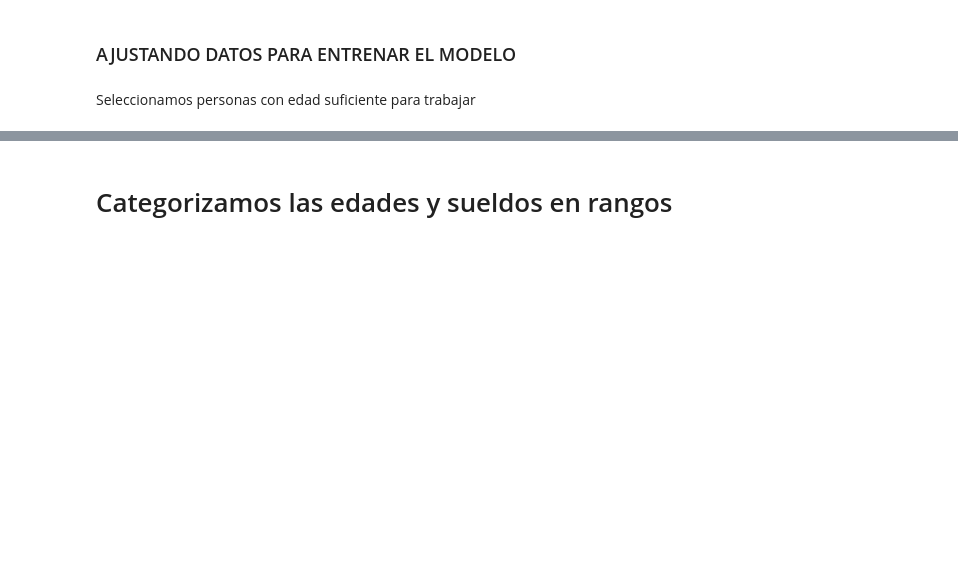
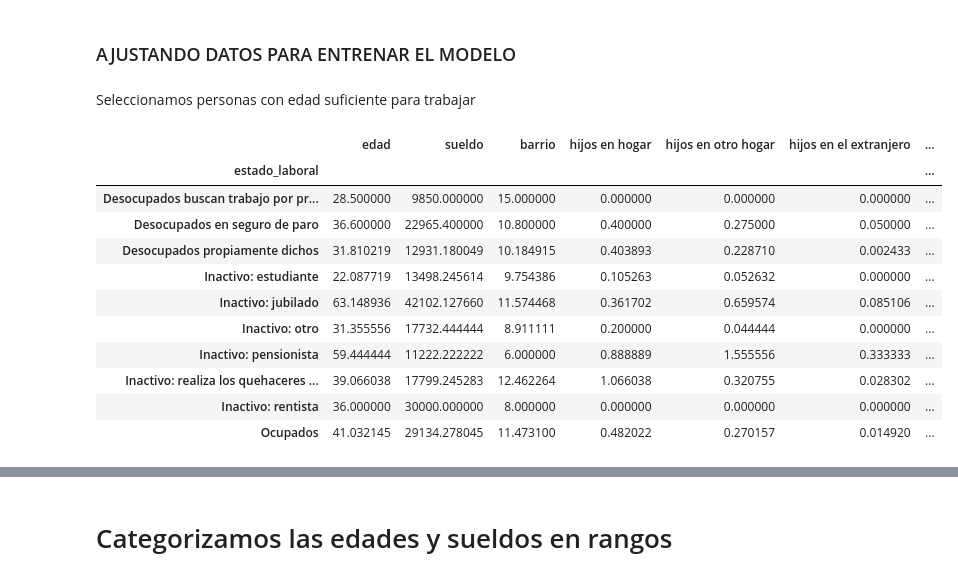
Before and after one commit to anicolon/coder_proyecto, a Jupyter notebook: ECH_2019/ECH_MODELOS.ipynb, the cells around one changed output, grey strips where cells are left out. Cells and saved outputs as stored; diff of their text form; code cells hidden in the pictures; blank space fills up the shorter version.

```diff
--- a/ECH_2019/ECH_MODELOS.ipynb
+++ b/ECH_2019/ECH_MODELOS.ipynb
@@ -41,0 +59,15 @@ df = df[df['sueldo'] > 0]
+# %%
+df.groupby(by='estado_laboral').mean()
+# %% [output]
+|  | edad | sueldo | barrio | hijos en hogar | hijos en otro hogar | hijos en el extranjero | ... |
+| estado_laboral |  |  |  |  |  |  | ... |
+| Desocupados buscan trabajo por pr... | 28.500000 | 9850.000000 | 15.000000 | 0.000000 | 0.000000 | 0.000000 | ... |
+| Desocupados en seguro de paro | 36.600000 | 22965.400000 | 10.800000 | 0.400000 | 0.275000 | 0.050000 | ... |
+| Desocupados propiamente dichos | 31.810219 | 12931.180049 | 10.184915 | 0.403893 | 0.228710 | 0.002433 | ... |
+| Inactivo: estudiante | 22.087719 | 13498.245614 | 9.754386 | 0.105263 | 0.052632 | 0.000000 | ... |
+| Inactivo: jubilado | 63.148936 | 42102.127660 | 11.574468 | 0.361702 | 0.659574 | 0.085106 | ... |
+| Inactivo: otro | 31.355556 | 17732.444444 | 8.911111 | 0.200000 | 0.044444 | 0.000000 | ... |
+| Inactivo: pensionista | 59.444444 | 11222.222222 | 6.000000 | 0.888889 | 1.555556 | 0.333333 | ... |
+| Inactivo: realiza los quehaceres ... | 39.066038 | 17799.245283 | 12.462264 | 1.066038 | 0.320755 | 0.028302 | ... |
+| Inactivo: rentista | 36.000000 | 30000.000000 | 8.000000 | 0.000000 | 0.000000 | 0.000000 | ... |
+| Ocupados | 41.032145 | 29134.278045 | 11.473100 | 0.482022 | 0.270157 | 0.014920 | ... |
```
Also changed, not shown: parts of 32 cells of this notebook, 2 other files.
